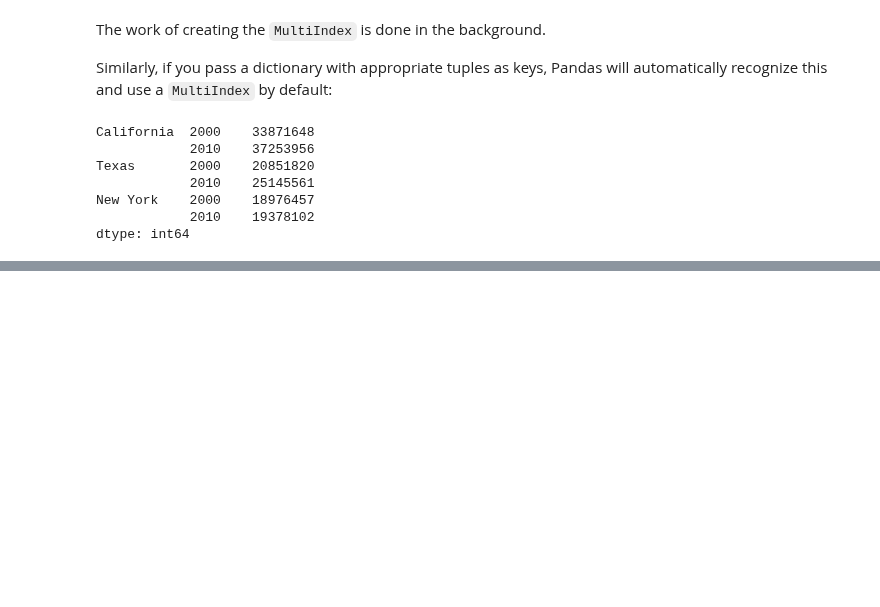
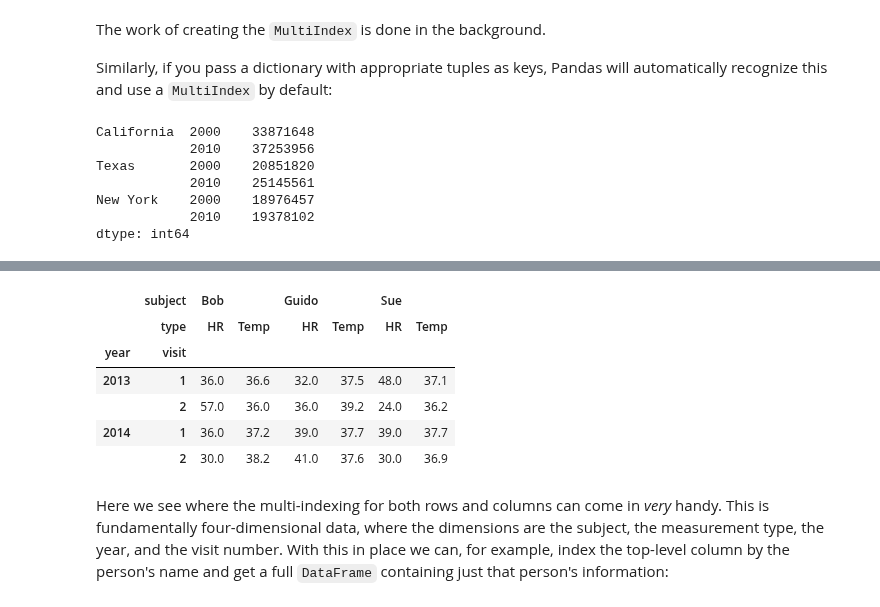
Before and after one commit to rbuzzini/Python, a Jupyter notebook: Notebooks/Data manipulation/Hierarchical Indexing.ipynb, the cells around one changed output, grey strips where cells are left out. Drawn from its saved outputs; the diff is of its cells as text; code cells hidden in the pictures; blank space fills up the shorter version.

Commit message:
Hierarchical Indexing Notebook added

```diff
--- a/Notebooks/Data manipulation/Hierarchical Indexing.ipynb
+++ b/Notebooks/Data manipulation/Hierarchical Indexing.ipynb
@@ -184,0 +233,25 @@ For more flexibility in how the index is constructed, you can instead use the cl
+# %%
+# hierarchical indices and columns
+index = pd.MultiIndex.from_product([[2013, 2014], [1, 2]],
+                                   names=['year', 'visit'])
+columns = pd.MultiIndex.from_product([['Bob', 'Guido', 'Sue'], ['HR', 'Temp']],
+                                     names=['subject', 'type'])
+
+# mock some data
+data = np.round(np.random.randn(4, 6), 1)
+data[:, ::2] *= 10
+data += 37
+
+# create the DataFrame
+health_data = pd.DataFrame(data, index=index, columns=columns)
+health_data
+# %% [output]
+|  | subject | Bob |  | Guido |  | Sue |  |
+|  | type | HR | Temp | HR | Temp | HR | Temp |
+| year | visit |  |  |  |  |  |  |
+| 2013 | 1 | 36.0 | 36.6 | 32.0 | 37.5 | 48.0 | 37.1 |
+|  | 2 | 57.0 | 36.0 | 36.0 | 39.2 | 24.0 | 36.2 |
+| 2014 | 1 | 36.0 | 37.2 | 39.0 | 37.7 | 39.0 | 37.7 |
+|  | 2 | 30.0 | 38.2 | 41.0 | 37.6 | 30.0 | 36.9 |
+# %% [markdown]
+Here we see where the multi-indexing for both rows and columns can come in *very* handy. This is fundamentally four-dimensional data, where the dimensions are the subject, the measurement type, the year, and the visit number. With this in place we can, for example, index the top-level column by the person's name and get a full `DataFrame` containing just that person's information:
```
Also changed, not shown: parts of 64 cells of this notebook.
